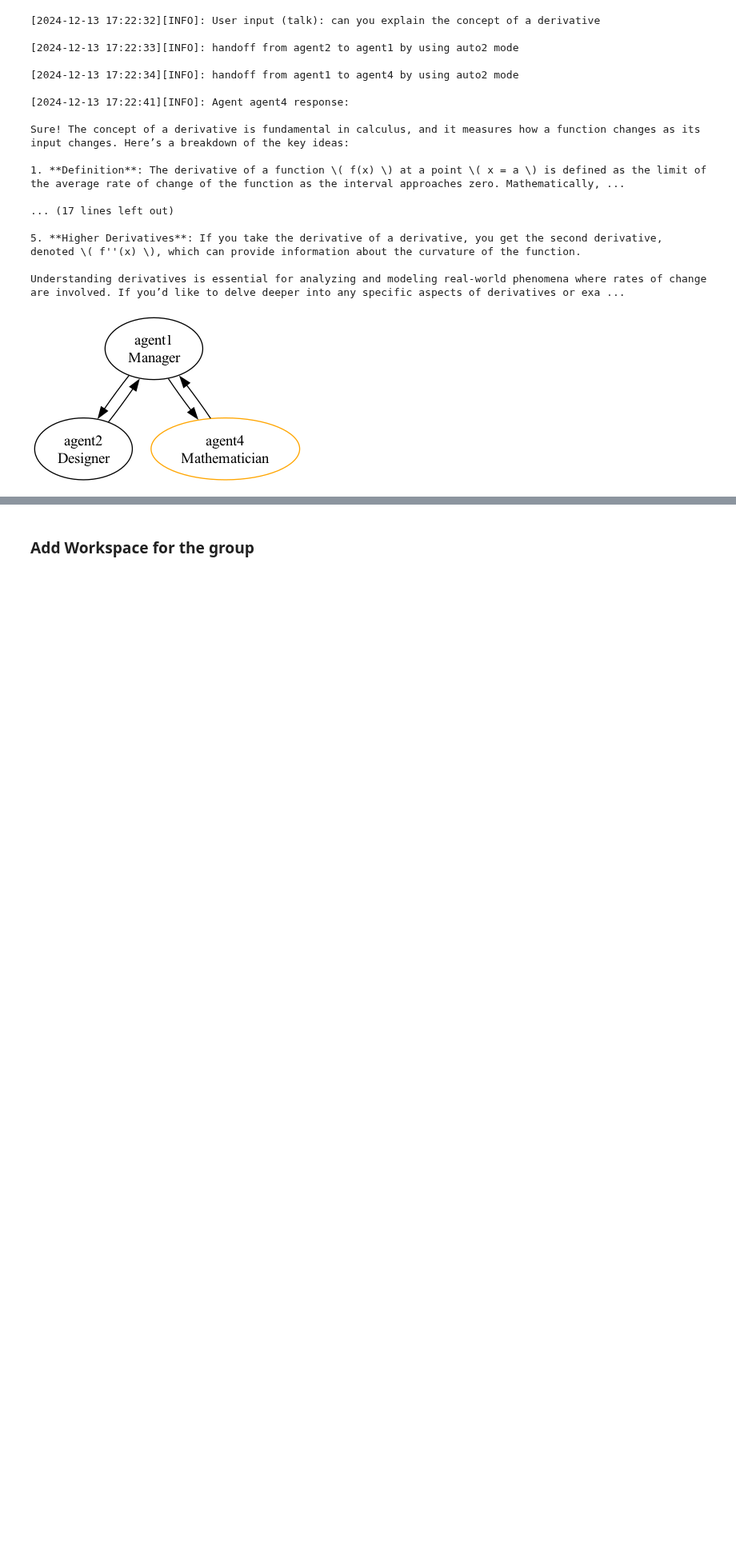
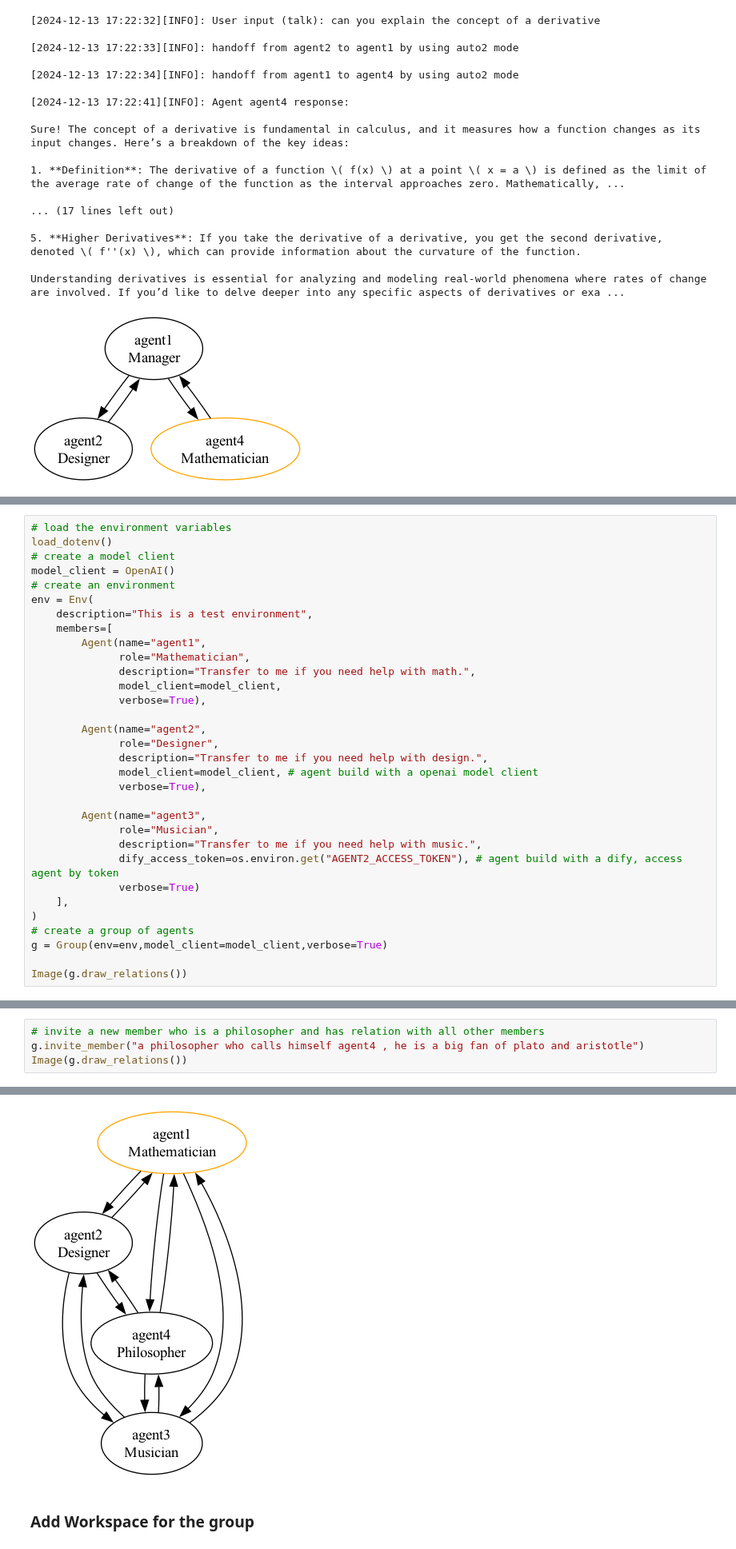
Before and after one commit to ZJCODE/Multi-Agent-Framework, a Jupyter notebook: examples/001 group.ipynb, the cells around one changed output, grey strips where cells are left out. Shown at 80% size. Drawn from its saved outputs; the diff is of its cells as text; blank space fills up the shorter version.

Commit message:
invite_member

```diff
--- a/examples/001 group.ipynb
+++ b/examples/001 group.ipynb
@@ -184,0 +187,32 @@ Understanding derivatives is essential for analyzing and modeling real-world phe
+# %%
+# load the environment variables
+load_dotenv()
+# create a model client
+model_client = OpenAI()
+# create an environment
+env = Env(
+    description="This is a test environment",
+    members=[
+        Agent(name="agent1",
+              role="Mathematician",
+              description="Transfer to me if you need help with math.",
+              model_client=model_client,
+              verbose=True),
+
+        Agent(name="agent2",
+              role="Designer",
+              description="Transfer to me if you need help with design.",
+              model_client=model_client, # agent build with a openai model client
+              verbose=True),
+
+        Agent(name="agent3",
+              role="Musician",
+              description="Transfer to me if you need help with music.",
+              dify_access_token=os.environ.get("AGENT2_ACCESS_TOKEN"), # agent build with a dify, access agent by token
+              verbose=True)
+    ],
+)
+# create a group of agents
+g = Group(env=env,model_client=model_client,verbose=True)
+
+Image(g.draw_relations())
@@ -184,0 +224,5 @@ Understanding derivatives is essential for analyzing and modeling real-world phe
+# %%
+# invite a new member who is a philosopher and has relation with all other members
+g.invite_member("a philosopher who calls himself agent4 , he is a big fan of plato and aristotle")
+Image(g.draw_relations())
+# %% [output]
@@ -185,3 +232,4 @@ Understanding derivatives is essential for analyzing and modeling real-world phe
+[figure, added]
 # %% [markdown]
 ### Add Workspace for the group
 # %%
```
Also changed, not shown: parts of 4 cells of this notebook, 1 other file.
